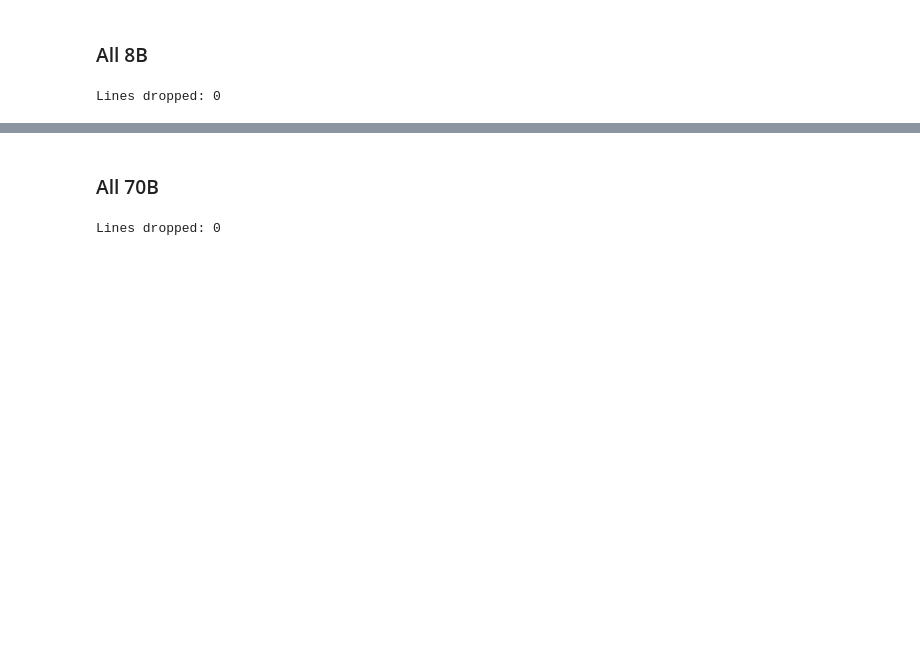
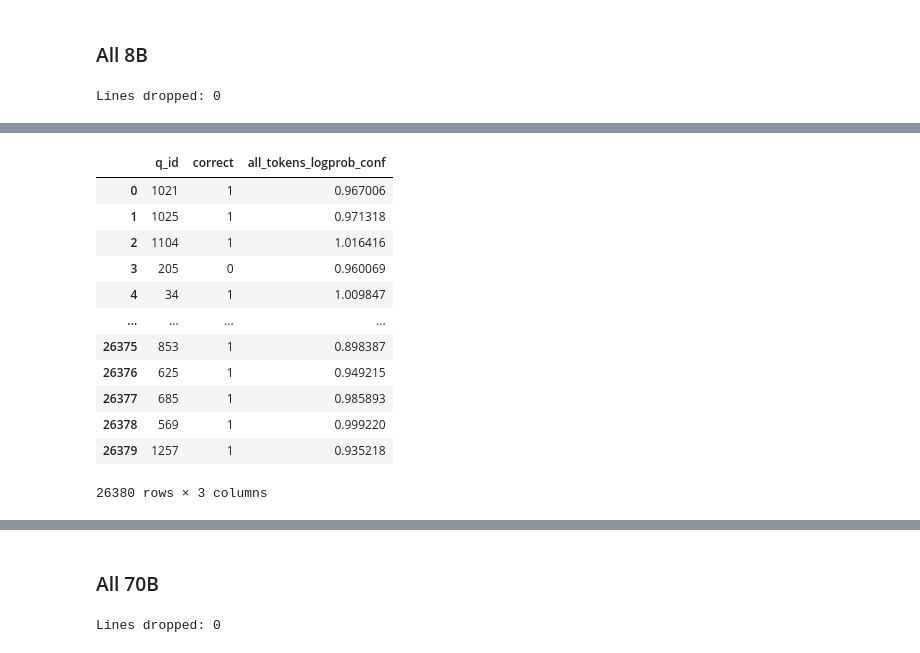
Before and after one commit to jamesyc23/alamere, a Jupyter notebook: confidence_research.ipynb, the cells around one changed output, grey strips where cells are left out. Drawn from its saved outputs; the diff is of its cells as text; code cells hidden in the pictures; blank space fills up the shorter version.

```diff
--- a/confidence_research.ipynb
+++ b/confidence_research.ipynb
@@ -142,0 +118,16 @@ plt.plot(test['cost'], test['acc'])
+# %%
+gsm8k_all_llama3_70b.get_confs("all_tokens_logprob_conf")
+# %% [output]
+|  | q_id | correct | all_tokens_logprob_conf |
+| 0 | 1021 | 1 | 0.967006 |
+| 1 | 1025 | 1 | 0.971318 |
+| 2 | 1104 | 1 | 1.016416 |
+| 3 | 205 | 0 | 0.960069 |
+| 4 | 34 | 1 | 1.009847 |
+| ... | ... | ... | ... |
+| 26375 | 853 | 1 | 0.898387 |
+| 26376 | 625 | 1 | 0.949215 |
+| 26377 | 685 | 1 | 0.985893 |
+| 26378 | 569 | 1 | 0.999220 |
+| 26379 | 1257 | 1 | 0.935218 |
+26380 rows × 3 columns
```
Also changed, not shown: parts of 12 cells of this notebook, 1 other file.
